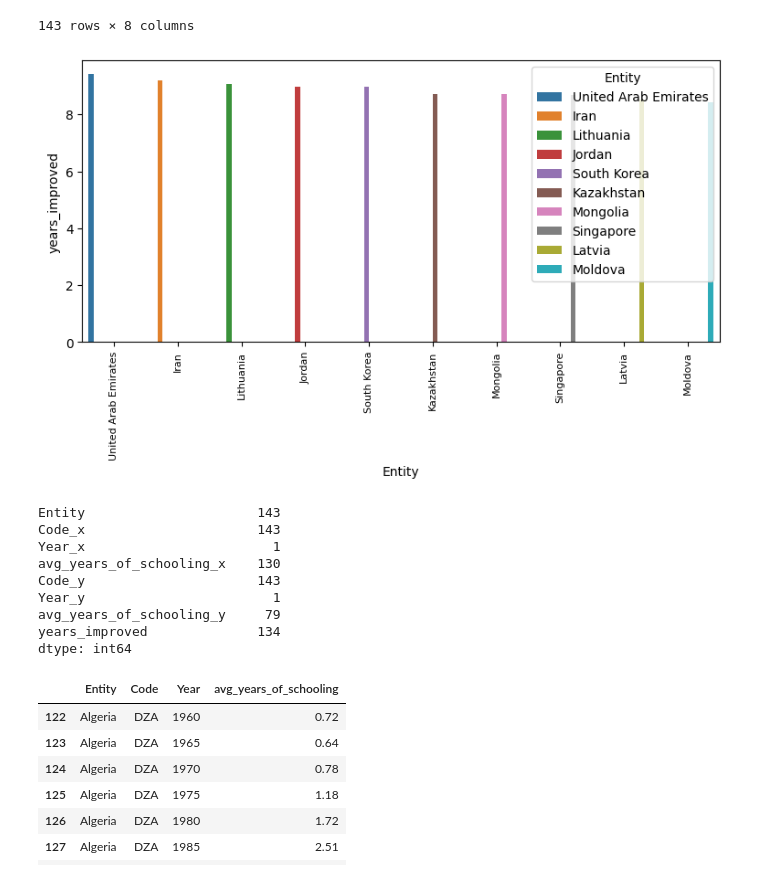
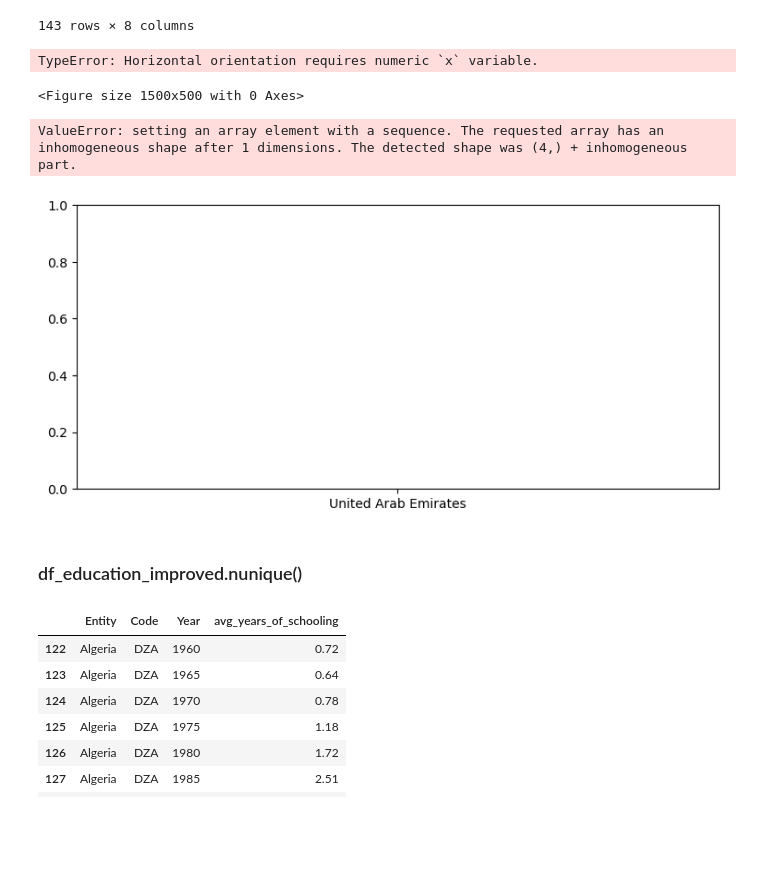
Before and after one commit to atifumacaxi/Fertility_and_Schooling, a Jupyter notebook: dea.ipynb, the cells around one changed output. Drawn from its saved outputs; the diff is of its cells as text; code cells hidden in the pictures; blank space fills up the shorter version.

```diff
--- a/dea.ipynb
+++ b/dea.ipynb
@@ -65,26 +85,27 @@ df_education_improved.sort_values(by='years_improved', ascending=False)
+# %%
+bar_percentage(df_education_improved, 'years_improved')
+# %% [output]
+TypeError: Horizontal orientation requires numeric `x` variable.
+<Figure size 1500x500 with 0 Axes>
 # %%
 fig, ax = plt.subplots(figsize=(9, 4))
 
 df_education_improved.sort_values(by='years_improved', ascending=False, inplace=True)
 
-sns.barplot(data=df_education_improved.head(10), x='Entity', y='years_improved', hue='Entity', ax=ax)
-plt.xticks(rotation=90)
-plt.tick_params(axis='x', which='major', labelsize=8)
+#sns.barplot(data=df_education_improved.head(50), x='Entity', y='years_improved', hue='Entity', ax=ax)
+plt.bar(x=df_education_improved['Entity'], y=df_education_improved['years_improved'], width=0.3, height=0.8)
+#plt.xticks(rotation=90)
+#plt.tick_params(axis='x', which='major', labelsize=8)
 plt.show()
+
+
+#plt.figure(figsize=(20, 3))  # width:20, height:3
+#plt.bar(range(len(my_dict)), my_dict.values(), align='edge', width=0.3)
 # %% [output]
+ValueError: setting an array element with a sequence. The requested array has an inhomogeneous shape after 1 dimensions. The detected shape was (4,) + inhomogeneous part.
-[figure, old version]
+[figure, new version]
-# %%
-df_education_improved.nunique()
-# %% [output]
-Entity                      143
-Code_x                      143
-Year_x                        1
-avg_years_of_schooling_x    130
-Code_y                      143
-Year_y                        1
-avg_years_of_schooling_y     79
-years_improved              134
-dtype: int64
+# %% [markdown]
+### df_education_improved.nunique()
 # %%
 #Creates df_countries
 df_countries = df_educ.groupby(['Entity']).count().sort_values(by='Code', ascending=False)
```
Also changed, not shown: parts of 2 cells of this notebook.
